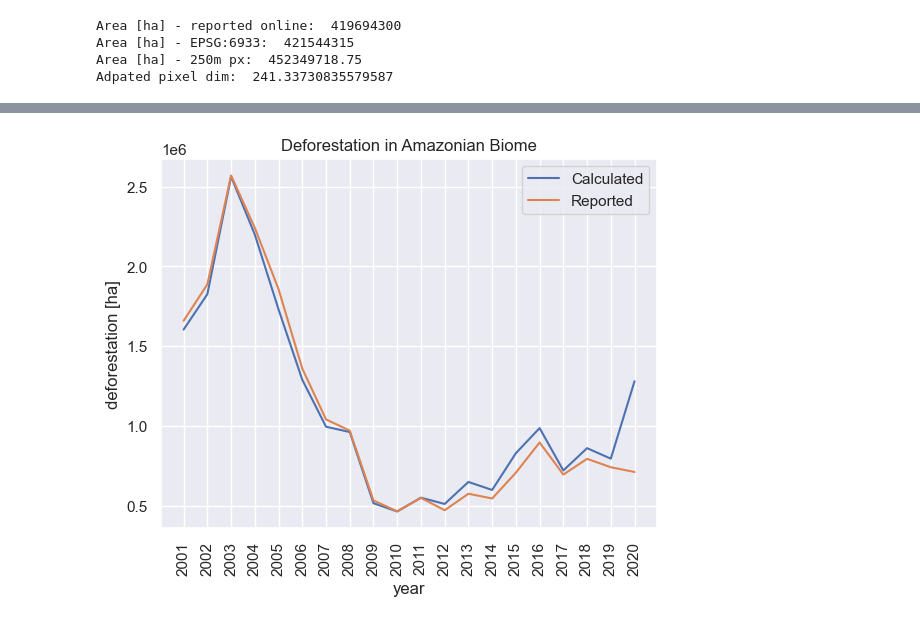
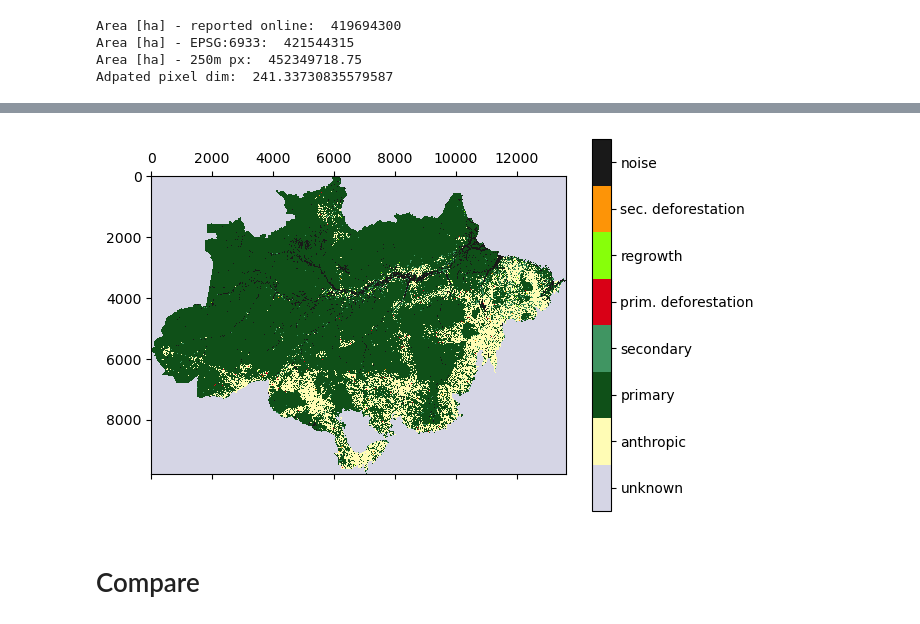
Before and after one commit to TimEngelmann/future-deforestation, a Jupyter notebook: notebooks/deforestation_rates.ipynb, the cells around one changed output, grey strips where cells are left out. Saved outputs shown, nothing was run; the diff lists cells and outputs as text; code cells hidden in the pictures.

```diff
--- a/notebooks/deforestation_rates.ipynb
+++ b/notebooks/deforestation_rates.ipynb
@@ -225,0 +288,8 @@ reported = [1658674.60, 1886757.99, 2569816.57, 2241427.52, 1856240.31, 1358708.
+# %%
+cmap = colors.ListedColormap(['#D5D5E5', '#FFFCB5','#0F5018', '#409562', '#D90016', '#87FF0A', '#FD9407', '#191919'])
+mat = plt.matshow(deforestation_2019,cmap=cmap,vmin = -.5, vmax = 7.5)
+cax = plt.colorbar(mat, ticks=np.arange(0,8))
+cax.ax.set_yticklabels(['unknown', 'anthropic', 'primary', 'secondary', 'prim. deforestation', 'regrowth', 'sec. deforestation', 'noise'])
+plt.show()
+# %% [output]
+[figure, added]
@@ -226,3 +308,5 @@ reported = [1658674.60, 1886757.99, 2569816.57, 2241427.52, 1856240.31, 1358708.
+# %% [markdown]
+# Compare
 # %%
 import pandas as pd
 deforestation_df_1 = pd.DataFrame({
@@ -242,21 +334,6 @@ deforestation_df = pd.concat([deforestation_df_1, deforestation_df_2])
 import plotly.express as px
 fig = px.line(deforestation_df, x="year", y="deforestation [ha]", color="source", title="Deforestation in Amazonian Biome in year before")
 fig.show()
-# %%
-import seaborn as sns
-sns.set_theme()
-
-plt.plot(np.arange(2001,2021), deforestation_rate)
-plt.plot(np.arange(2001,2021), reported)
-plt.legend(['Calculated', 'Reported'])
-plt.title("Deforestation in Amazonian Biome")
-plt.ylabel("deforestation [ha]")
-plt.xlabel("year")
-plt.xticks(np.arange(2001,2021), np.arange(2001,2021))
-plt.xticks(rotation=90)
-plt.show()
-# %% [output]
-[figure, removed]
 # %%
 transition_2009_2010, _ = load_biomass_data(2009, 2010, additional=False)
 transition_2005_2010, _ = load_biomass_data(2005, 2010, additional=False)
```
Also changed, not shown: parts of 9 cells of this notebook.
